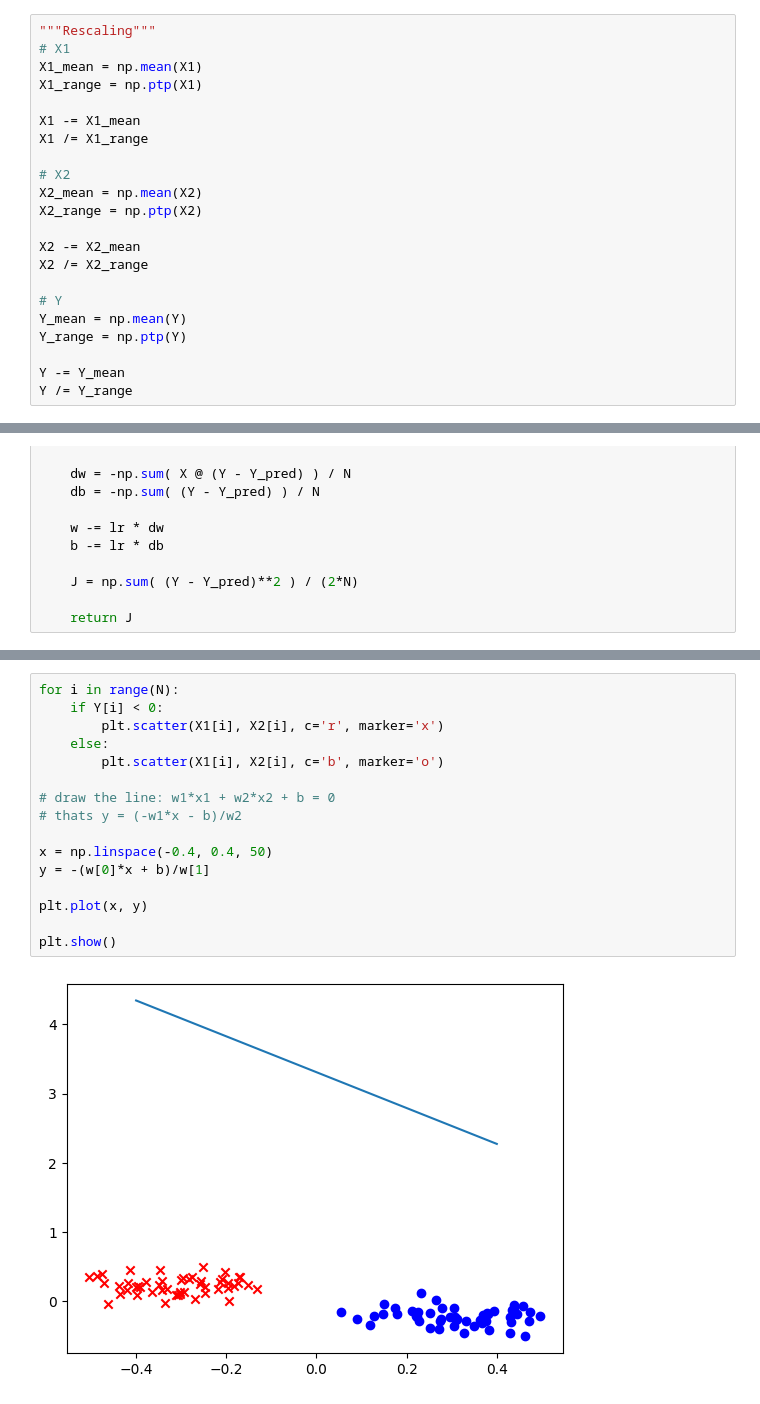
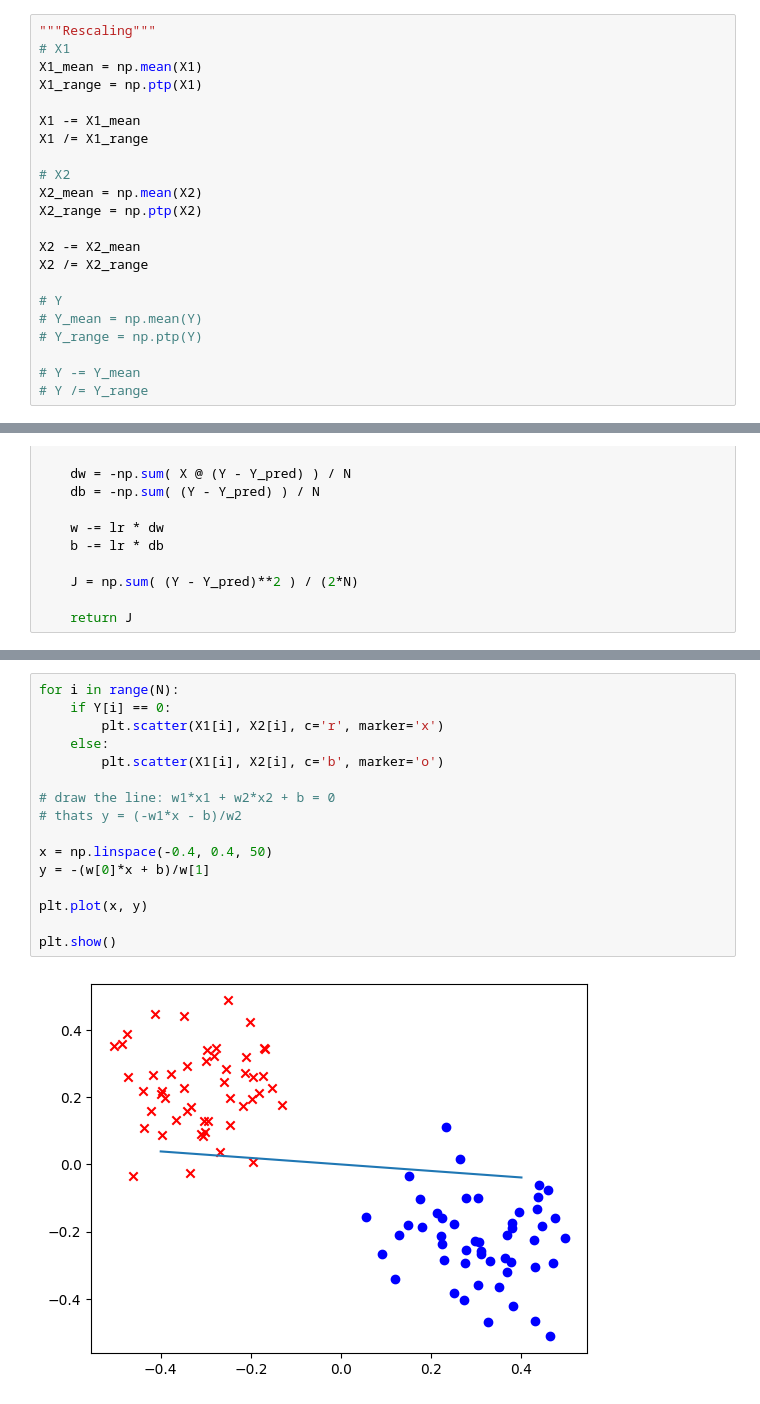
Before and after one commit to Luffy2810/Aerove_ML_Training_2023, a Jupyter notebook: Solutions/practice/2. multi-var.ipynb, the cells around one changed output, grey strips where cells are left out. Drawn from its saved outputs; the diff is of its cells as text.

```diff
--- a/Solutions/practice/2. multi-var.ipynb
+++ b/Solutions/practice/2. multi-var.ipynb
@@ -47,11 +47,11 @@ X2 -= X2_mean
 X2 /= X2_range
 
 # Y
-Y_mean = np.mean(Y)
-Y_range = np.ptp(Y)
+# Y_mean = np.mean(Y)
+# Y_range = np.ptp(Y)
 
-Y -= Y_mean
-Y /= Y_range
+# Y -= Y_mean
+# Y /= Y_range
 # %%
 def sigmoid(x):
     return 1 / (1 + np.exp(-x))
@@ -98,18 +98,18 @@ plt.show()
 # %%
 for i in range(N):
-    if Y[i] < 0:
+    if Y[i] == 0:
         plt.scatter(X1[i], X2[i], c='r', marker='x')
     else:
         plt.scatter(X1[i], X2[i], c='b', marker='o')
 
 # draw the line: w1*x1 + w2*x2 + b = 0
 # thats y = (-w1*x - b)/w2
 
 x = np.linspace(-0.4, 0.4, 50)
 y = -(w[0]*x + b)/w[1]
 
 plt.plot(x, y)
 
 plt.show()
 # %% [output]
-[figure, old version]
+[figure, new version]
```
Also changed, not shown: parts of 2 cells of this notebook.
